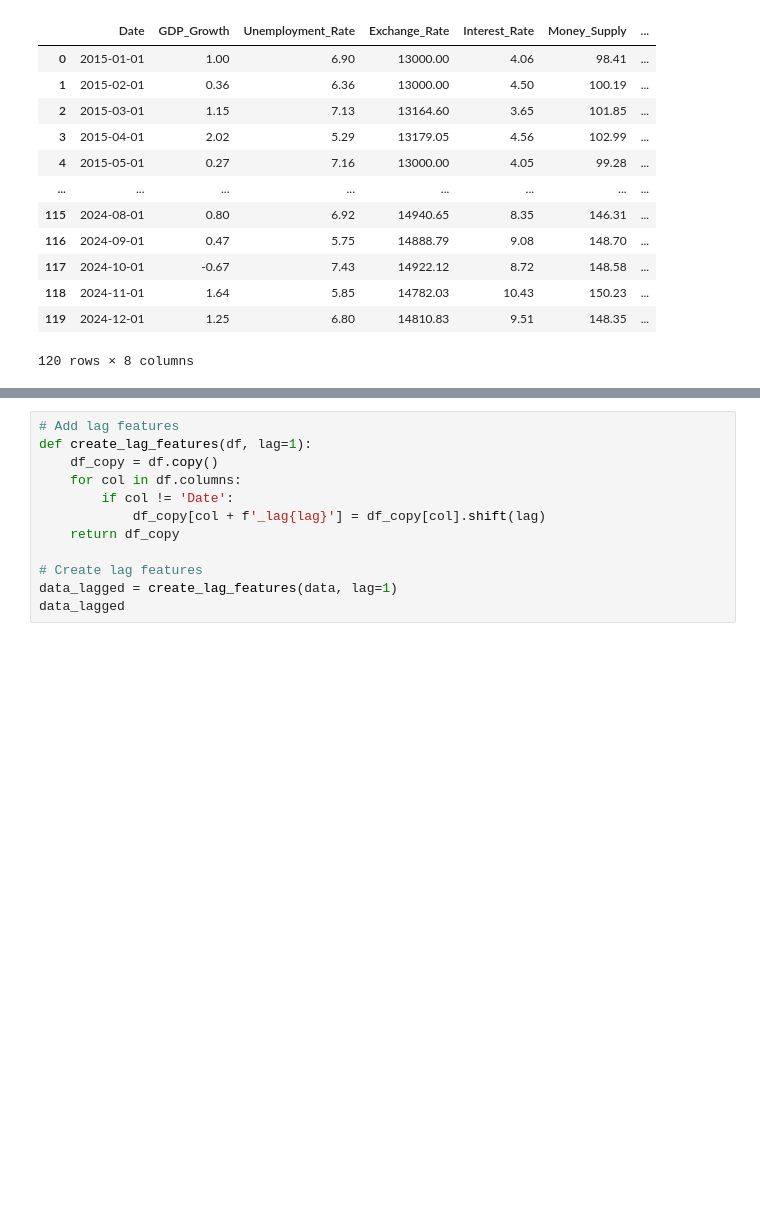
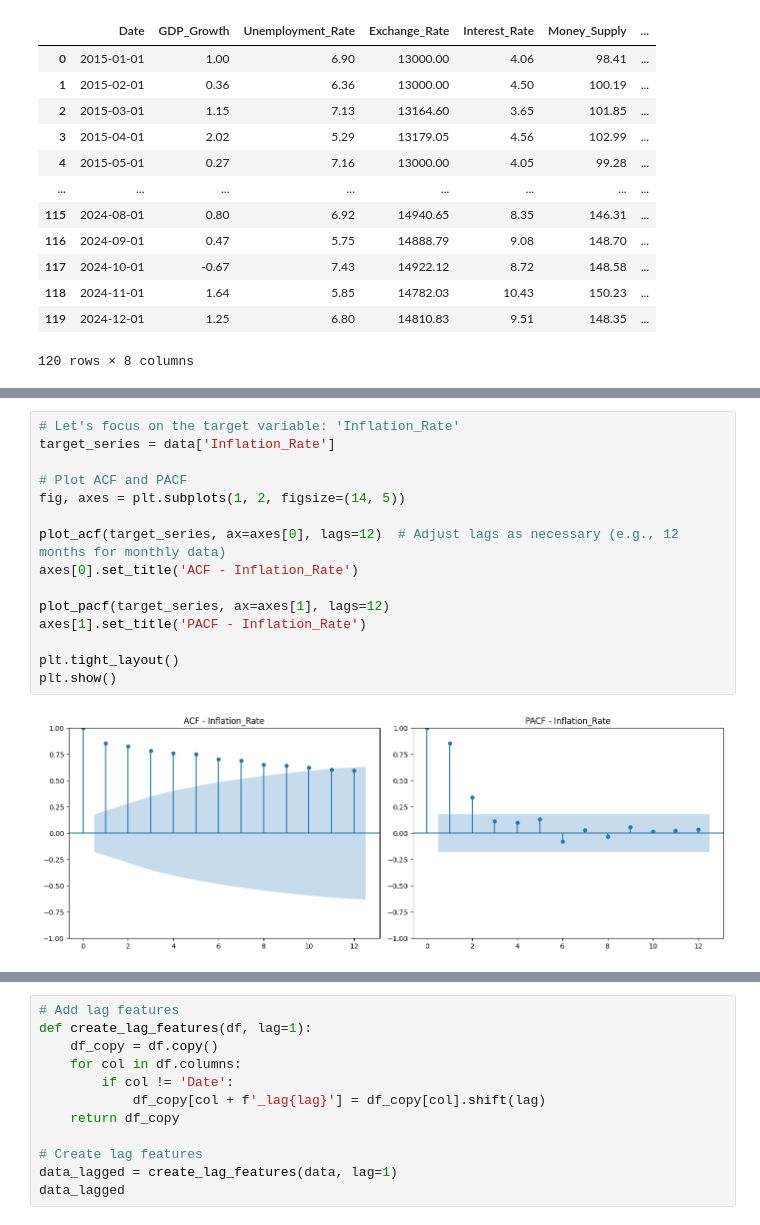
Before and after one commit to andrybrew/data-science-machine-learning-BI, a Jupyter notebook: DS/002_Nowcasting.ipynb, the cells around one changed output, grey strips where cells are left out. Saved outputs shown, nothing was run; the diff lists cells and outputs as text; blank space fills up the shorter version.

```diff
--- a/DS/002_Nowcasting.ipynb
+++ b/DS/002_Nowcasting.ipynb
@@ -36,0 +54,17 @@ data
+# %%
+# Let's focus on the target variable: 'Inflation_Rate'
+target_series = data['Inflation_Rate']
+
+# Plot ACF and PACF
+fig, axes = plt.subplots(1, 2, figsize=(14, 5))
+
+plot_acf(target_series, ax=axes[0], lags=12)  # Adjust lags as necessary (e.g., 12 months for monthly data)
+axes[0].set_title('ACF - Inflation_Rate')
+
+plot_pacf(target_series, ax=axes[1], lags=12)
+axes[1].set_title('PACF - Inflation_Rate')
+
+plt.tight_layout()
+plt.show()
+# %% [output]
+[figure, added]
```
Also changed, not shown: parts of 21 cells of this notebook.
